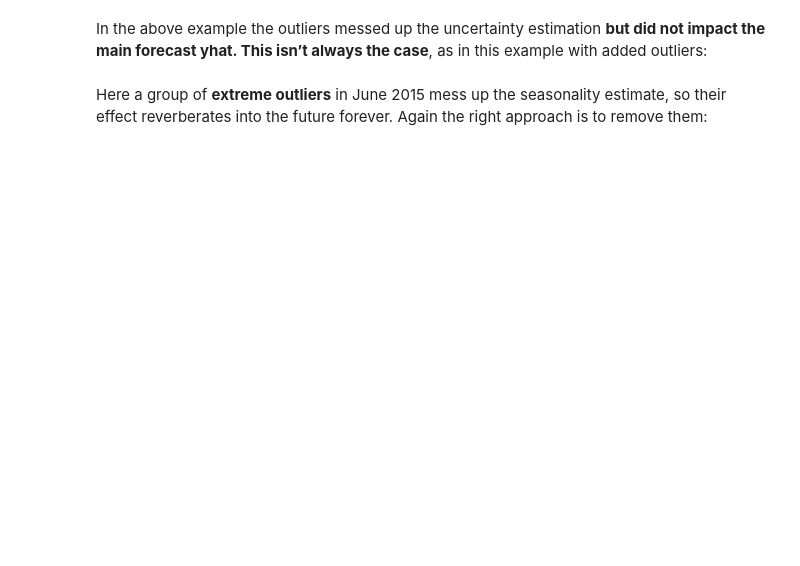
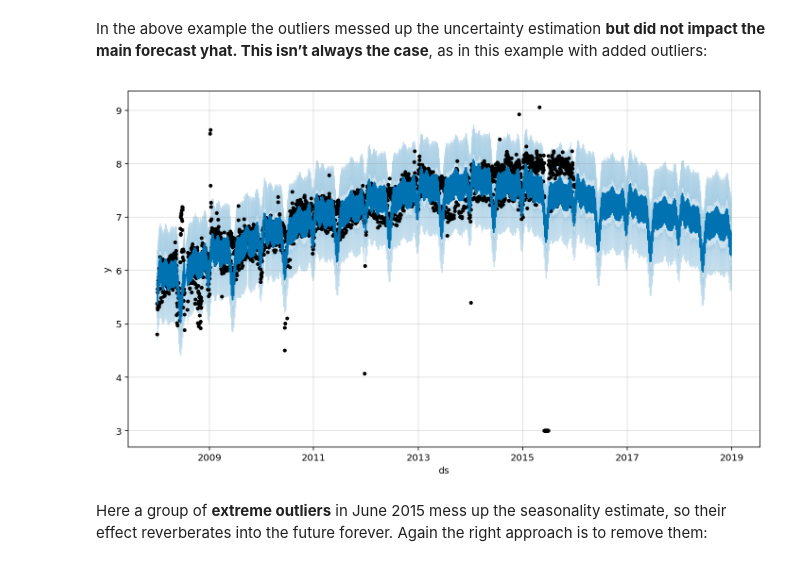
Before and after one commit to geoninja/Forecasting, a Jupyter notebook: ProphetTutorials/ProphetTutorial-Part2.ipynb, the cells around one changed output. Saved outputs shown, nothing was run; the diff lists cells and outputs as text; code cells hidden in the pictures; blank space fills up the shorter version.

Commit message:
update notebooks with latest Prophet version 0.1.1

```diff
--- a/ProphetTutorials/ProphetTutorial-Part2.ipynb
+++ b/ProphetTutorials/ProphetTutorial-Part2.ipynb
@@ -41,15 +41,19 @@ In the above example the outliers messed up the uncertainty estimation **but did
 df2 = pd.read_csv('Data/example_wp_R_outliers2.csv')
 df2['y'] = np.log(df2['y'])
 # %%
-#I'm not sure why, but this is killing the kernel each time. Checked memory usage, OK.
-#Tried different browser, still a problem. No message before killing kernel. Running Notebook 5.0.0
-#m10 = Prophet()
-#m10.fit(df2);
+#I'm not sure why, but this was killing the kernel each time. Checked memory usage, OK.
+#Tried different browser, still a problem. No message before killing kernel.
+#Running Notebook 5.0.0
+#Whatever the problem was, it seems to have been fixed in fbprophet version 0.1.1
+m10 = Prophet()
+m10.fit(df2);
 # %%
-#future2 = m10.make_future_dataframe(periods=1096)
-#forecast10 = m10.predict(future2)
+future2 = m10.make_future_dataframe(periods=1096)
+forecast10 = m10.predict(future2)
 # %%
-#m10.plot(forecast10);
+m10.plot(forecast10);
+# %% [output]
+[figure, added]
 # %% [markdown]
 Here a group of **extreme outliers** in June 2015 mess up the seasonality estimate, so their effect reverberates into the future forever. Again the right approach is to remove them:
 # %%
```
Also changed, not shown: parts of 8 cells of this notebook, 1 other file.
